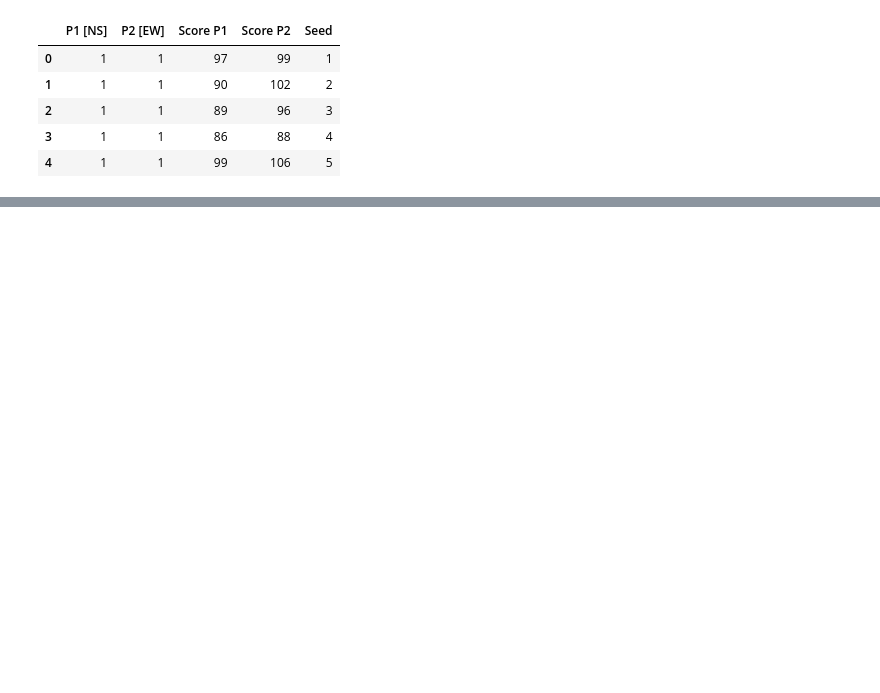
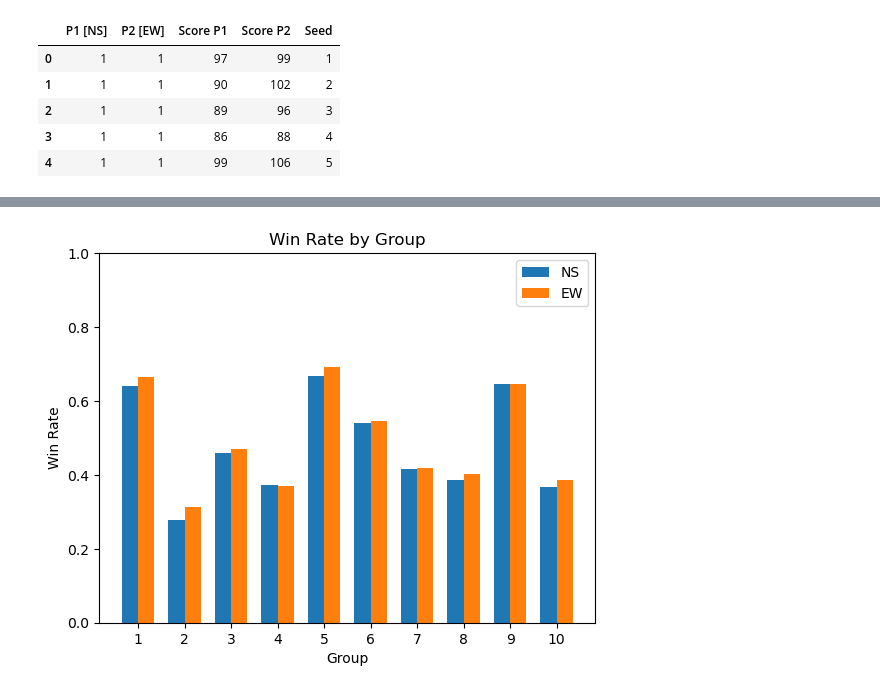
Before and after one commit to ArmanOzcan18/Guess-My-Hand, a Jupyter notebook: teams/tournament_analysis.ipynb, the cells around one changed output, grey strips where cells are left out. Drawn from its saved outputs; the diff is of its cells as text; code cells hidden in the pictures; blank space fills up the shorter version.

```diff
--- a/teams/tournament_analysis.ipynb
+++ b/teams/tournament_analysis.ipynb
@@ -61,0 +48,25 @@ Group 10 self average score: 91.358
+# %%
+# Win rate by group
+NS_win_rate_by_group = {}
+EW_win_rate_by_group = {}
+for i in range(1, 11):
+    NS_win_rate_by_group[i] = (df[df['P1 [NS]'] == i]['Score P1'] > df[df['P1 [NS]'] == i]['Score P2']).sum() / len(df[df['P1 [NS]'] == i])
+    EW_win_rate_by_group[i] = (df[df['P2 [EW]'] == i]['Score P2'] > df[df['P2 [EW]'] == i]['Score P1']).sum() / len(df[df['P2 [EW]'] == i])
+
+# Plot bar chart of win rate by group
+fig, ax = plt.subplots()
+bar_width = 0.35
+index = np.arange(1, 11)
+rects1 = ax.bar(index, NS_win_rate_by_group.values(), bar_width, label='NS')
+rects2 = ax.bar(index + bar_width, EW_win_rate_by_group.values(), bar_width, label='EW')
+ax.set_ylim([0, 1])
+ax.set_xlabel('Group')
+ax.set_ylabel('Win Rate')
+ax.set_title('Win Rate by Group')
+ax.set_xticks(index + bar_width / 2)
+ax.set_xticklabels(index)
+ax.legend()
+plt.savefig('win_rate_by_group.png')
+plt.show()
+# %% [output]
+[figure, added]
```
Also changed, not shown: parts of 4 cells of this notebook, 2 other files.
